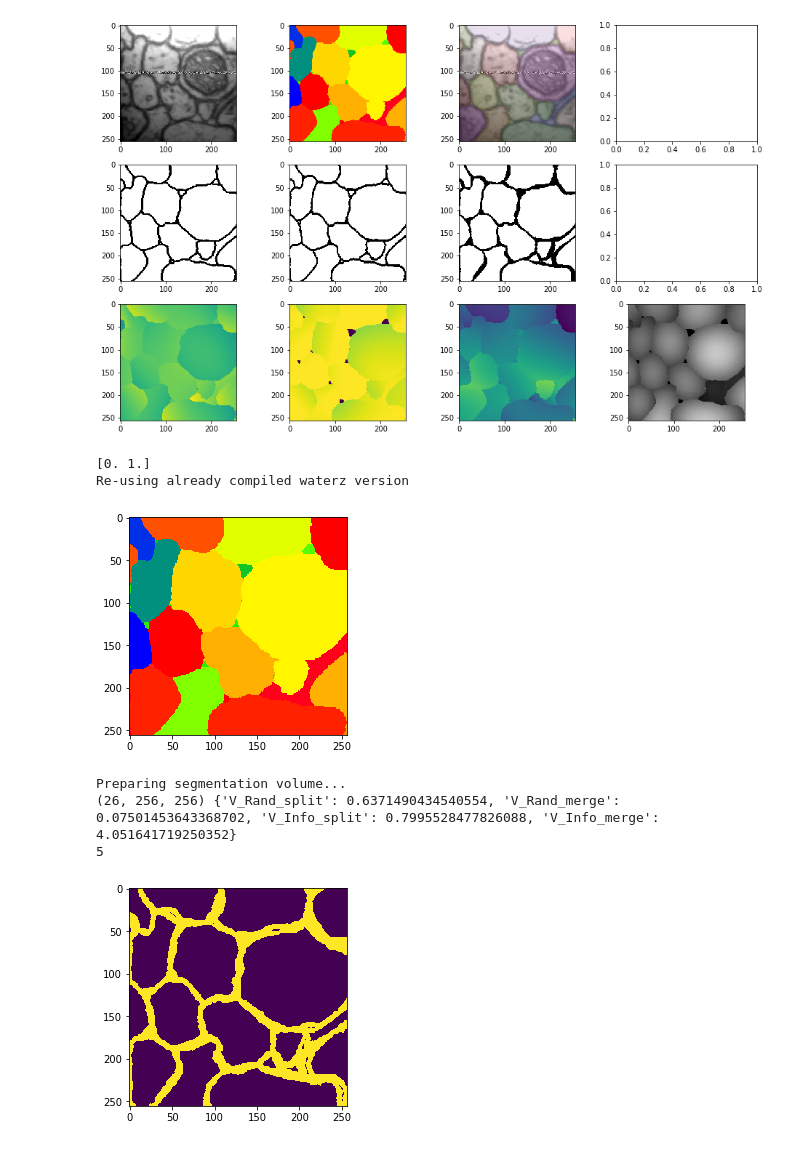
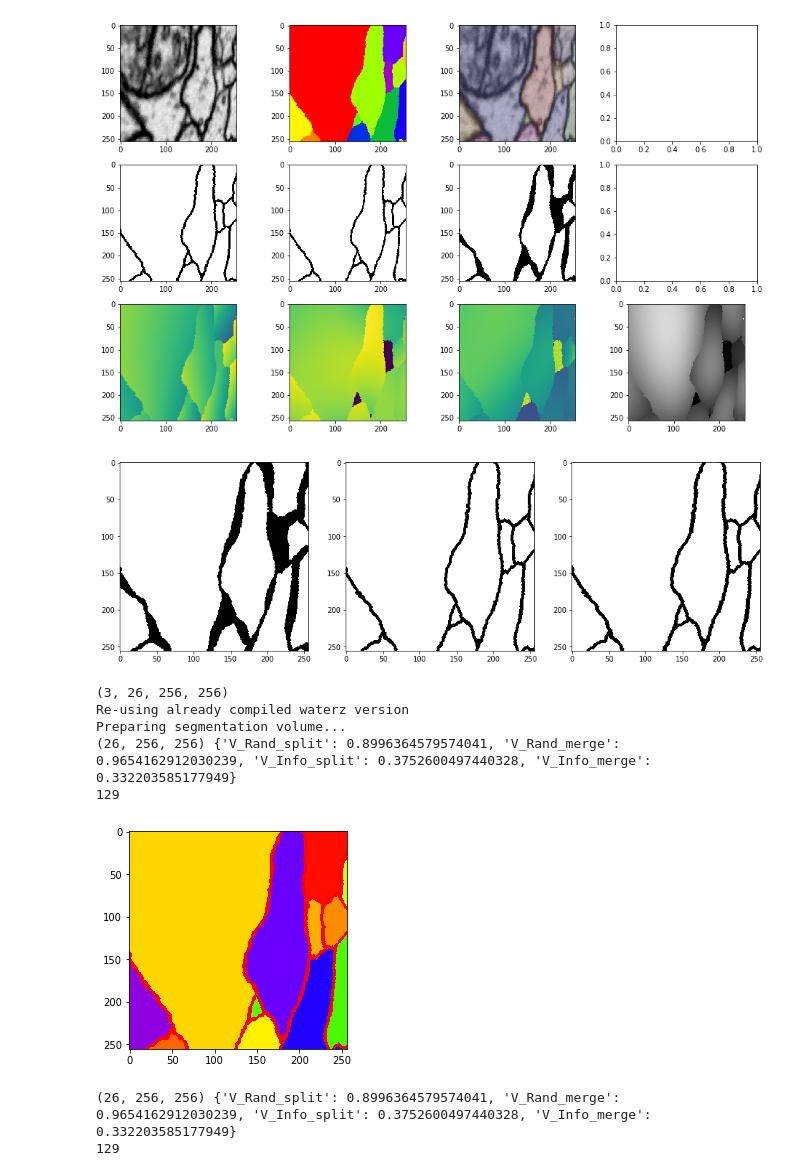
Before and after one commit to image-infomatics/neutorch, a Jupyter notebook: neutorch/notebooks/affinity_2_seg.ipynb, the cells around one changed output. Cells and saved outputs as stored; diff of their text form; code cells hidden in the pictures.

```diff
--- a/neutorch/notebooks/affinity_2_seg.ipynb
+++ b/neutorch/notebooks/affinity_2_seg.ipynb
@@ -63,3 +63,13 @@ def view_patch(patch,i=0):
     axarr[2,2].imshow(patch.get_lsd_channel(2)[i,:,:,0])
     axarr[2,3].imshow(patch.get_lsd_channel(3)[i], cmap='gray')
     plt.show()
+
+
+def view_affinity(affinity,i=0):
+    plt.rcParams['image.interpolation'] = 'nearest'
+    fig, axarr = plt.subplots(1,3)
+    fig.set_size_inches(16, 10)
+    axarr[0].imshow(affinity[0][i], cmap='gray')
+    axarr[1].imshow(affinity[1][i], cmap='gray')
+    axarr[2].imshow(affinity[2][i], cmap='gray')
+    plt.show()
@@ -81,43 +88,41 @@ image = patch.image
-# %%
-view_patch(patch)
-# %% [output]
-[figure, removed]
 # %%
 from waterz import agglomerate
 import numpy as np
 
+i = 5
 
+patch = dataset.random_training_patch
+affinity = patch.affinity
+label = patch.label
+
+view_patch(patch,i=i)
 # affs is a [3, z, y, x] numpy array of float32
-print(np.unique(affinity))
 affs = np.flip(affinity, axis=0)
 affs = np.ascontiguousarray(affs, dtype=np.float32)
-inv_aff = np.zeros(affs.shape)
-inv_aff[affs == 0] = 1
-inv_aff[affs == 1] = 0
-inv_aff = np.ascontiguousarray(inv_aff, dtype=np.float32)
 
 ground_truth = np.ascontiguousarray(label[0], dtype=np.uint32)
-thresholds = [2]
-
-seg_generator = agglomerate(inv_aff, thresholds, gt=ground_truth,
-       aff_threshold_low=0.001,
-        aff_threshold_high=0.999,
+thresholds = [0.1,1,10]
+view_affinity(affs,i=i)
+print(affs.shape)
+seg_generator = agglomerate(affs, thresholds, gt=ground_truth,
+       aff_threshold_low=0.1,
+        aff_threshold_high=0.9,
         return_merge_history=True,
         return_region_graph=False)
 
-i=0
-plt.imshow(label[0][i], cmap='prism')
-plt.show()
 for seg, metrics, merge_history in seg_generator:
         print(seg.shape, metrics)
         print(len(np.unique(seg)))
-        plt.imshow(seg[i])
+        plt.imshow(seg[i], cmap='prism')
         plt.show()
 # %% [output]
+[figure, new version]
+[figure, new version]
-[0. 1.]
+(3, 26, 256, 256)
 Re-using already compiled waterz version
+Preparing segmentation volume...
+(26, 256, 256) {'V_Rand_split': 0.8996364579574041, 'V_Rand_merge': 0.9654162912030239, 'V_Info_split': 0.3752600497440328, 'V_Info_merge': 0.332203585177949}
+129
-[figure, old version]
+[figure, added]
-Preparing segmentation volume...
-(26, 256, 256) {'V_Rand_split': 0.6371490434540554, 'V_Rand_merge': 0.07501453643368702, 'V_Info_split': 0.7995528477826088, 'V_Info_merge': 4.051641719250352}
-5
+(26, 256, 256) {'V_Rand_split': 0.8996364579574041, 'V_Rand_merge': 0.9654162912030239, 'V_Info_split': 0.3752600497440328, 'V_Info_merge': 0.332203585177949}
+129
-[figure, old version]
```
Also changed, not shown: parts of 10 cells of this notebook, 4 other files.
